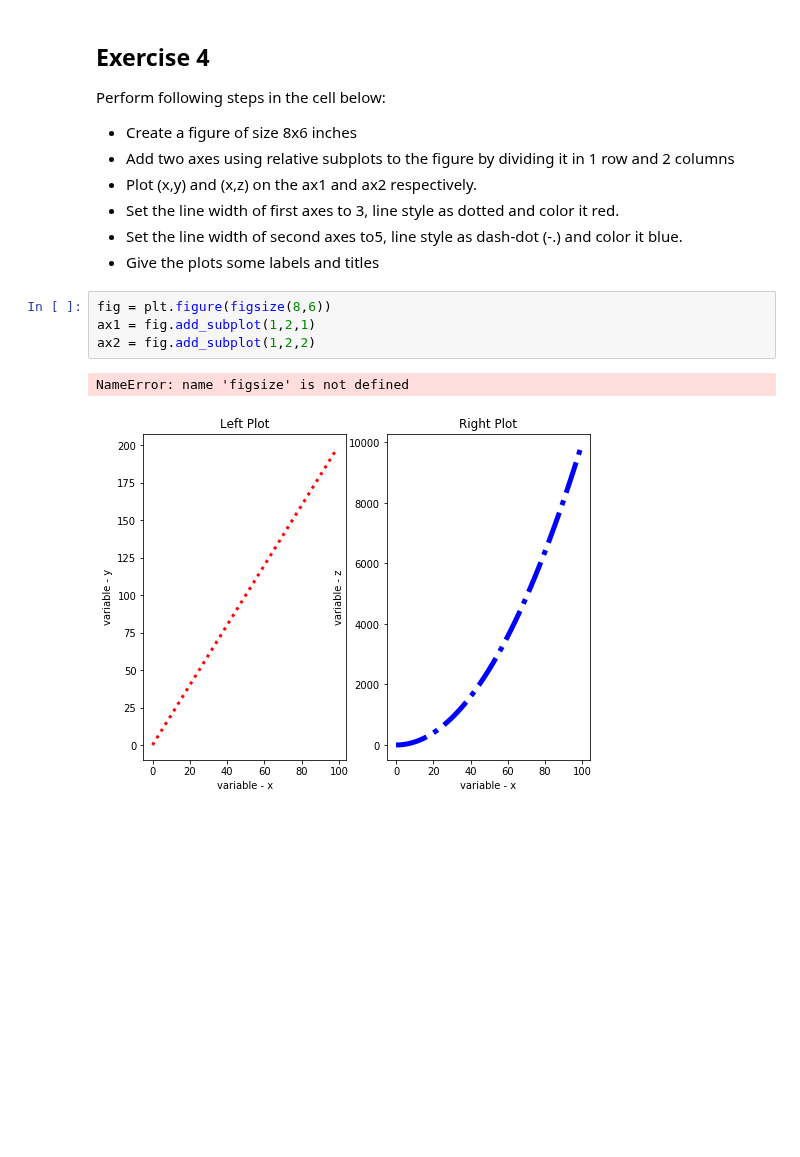
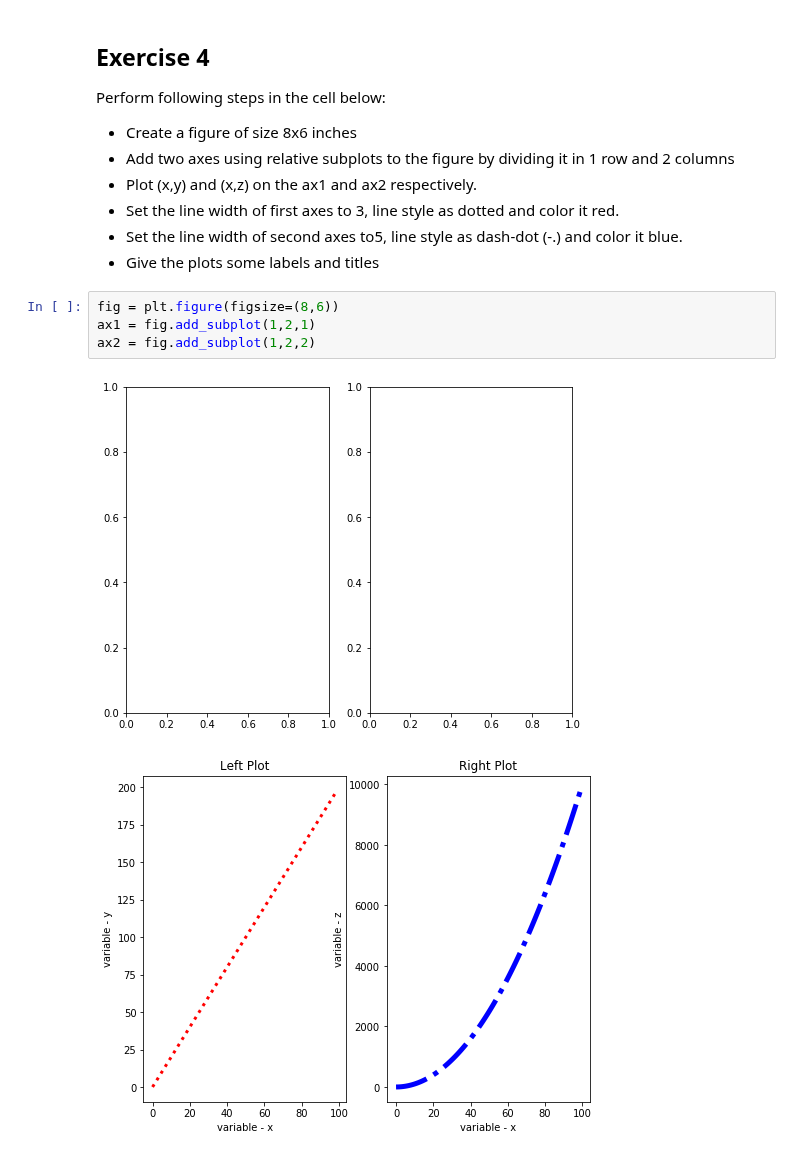
Before and after one commit to elenasm7/ds-matplotlib-intro-lab-nyc-ds-career-012819, a Jupyter notebook: index.ipynb, the cells around one changed output. Drawn from its saved outputs; the diff is of its cells as text; blank space fills up the shorter version.

```diff
--- a/index.ipynb
+++ b/index.ipynb
@@ -154,11 +154,11 @@ Perform following steps in the cell below:
 * Set the line width of second axes to5, line style as dash-dot (-.) and color it blue.
 * Give the plots some labels and titles
 # %%
-fig = plt.figure(figsize(8,6))
+fig = plt.figure(figsize=(8,6))
 ax1 = fig.add_subplot(1,2,1)
 ax2 = fig.add_subplot(1,2,2)
 # %% [output]
-NameError: name 'figsize' is not defined
+[figure, added]
 # %%
 # %% [output]
 [figure]
```
